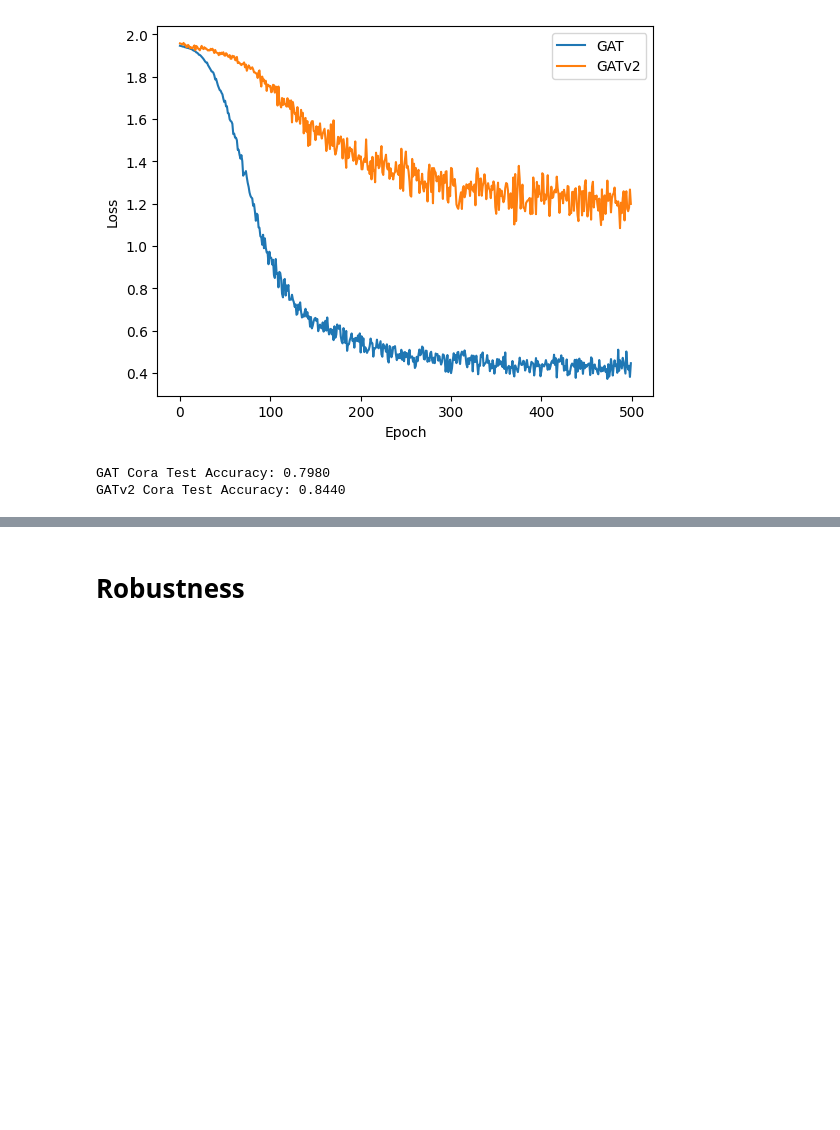
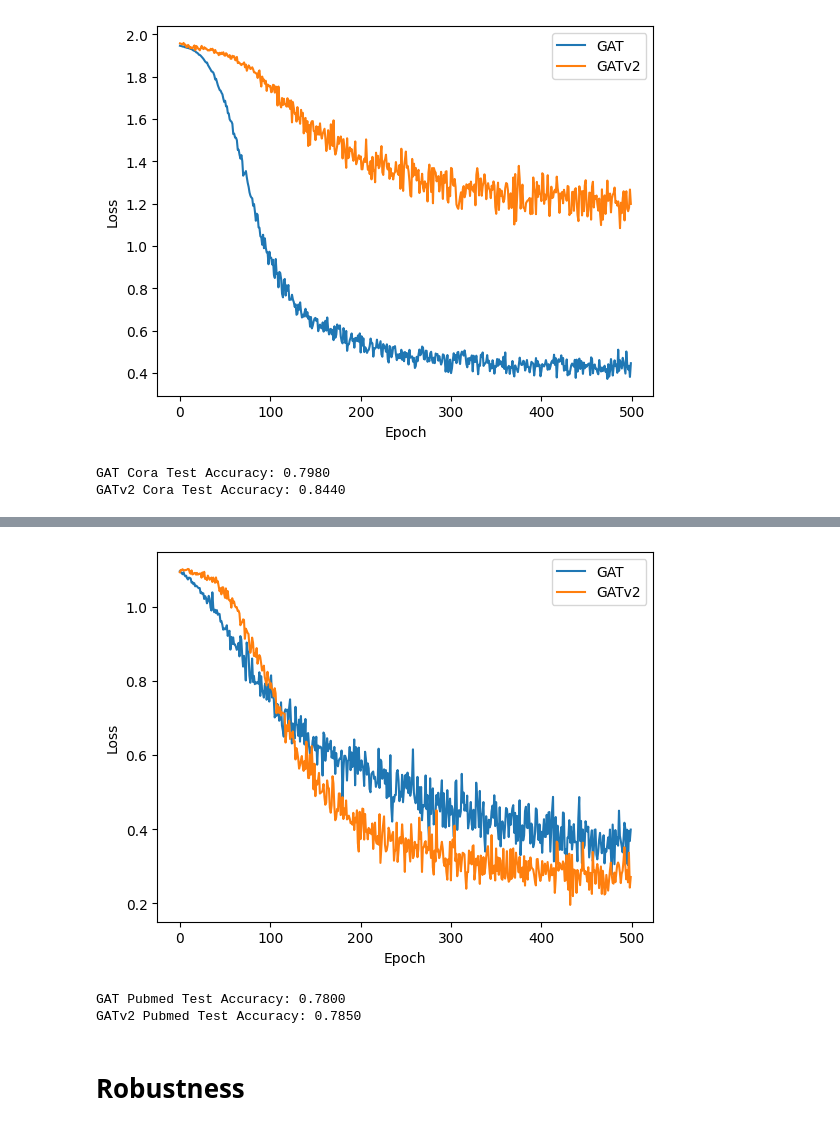
Before and after one commit to KarlRisager/ATDL_A3, a Jupyter notebook: workerNB.ipynb, the cells around one changed output, grey strips where cells are left out. Cells and saved outputs as stored; diff of their text form; code cells hidden in the pictures; blank space fills up the shorter version.

Commit message:
Included Pubmed runs in the workerNB

```diff
--- a/workerNB.ipynb
+++ b/workerNB.ipynb
@@ -110,6 +110,9 @@ gatv2_cora, optimizer_gatv2_cora = initialize_model_from_sweep(path_to_sweep='sw
 
 gat_citeseer, optimizer_gat_citeseer = initialize_model_from_sweep(path_to_sweep='sweeps\sweep_results_gat_CiteSeer.pkl', dataset=dataset_citeseer, model_type='GAT')
 gatv2_citeseer, optimizer_gatv2_citeseer = initialize_model_from_sweep(path_to_sweep='sweeps\sweep_results_gatv2_CiteSeer.pkl', dataset=dataset_citeseer, model_type='GATv2')
+
+gat_pubmed, optimizer_gat_pubmed = initialize_model_from_sweep(path_to_sweep='sweeps\sweep_results_gat_pubmed.pkl', dataset=dataset_pubmed, model_type='GAT')
+gatv2_pubmed, optimizer_gatv2_pubmed = initialize_model_from_sweep(path_to_sweep='sweeps\sweep_results_gatv2_pubmed.pkl', dataset=dataset_pubmed, model_type='GATv2')
 # %%
 num_params_gat_cora = count_trainable_parameters(gat_cora)
 num_params_gatv2_cora = count_trainable_parameters(gatv2_cora)
@@ -210,0 +215,3 @@ GATv2 Cora Test Accuracy: 0.8440
+# %%
+loss_list_gat_pubmed = train_model(num_epochs, gat_pubmed, data_pubmed, optimizer_gat_pubmed, criterion)
+loss_list_gatv2_pubmed = train_model(num_epochs, gatv2_pubmed, data_pubmed, optimizer_gatv2_pubmed, criterion)
@@ -211,3 +226,22 @@ GATv2 Cora Test Accuracy: 0.8440
+# %%
+plt.plot(loss_list_gat_pubmed, label='GAT')
+plt.plot(loss_list_gatv2_pubmed, label='GATv2')
+plt.xlabel('Epoch')
+plt.ylabel('Loss')
+plt.legend()
+plt.show()
+# %% [output]
+[figure, added]
+# %%
+del loss_list_gat_pubmed, loss_list_gatv2_pubmed
+gat_pubmed_acc = test_model(data_pubmed.test_mask, gat_pubmed, data_pubmed)
+gatv2_pubmed_acc = test_model(data_pubmed.test_mask, gatv2_pubmed, data_pubmed)
+
+print(f"GAT Pubmed Test Accuracy: {gat_pubmed_acc:.4f}")
+print(f"GATv2 Pubmed Test Accuracy: {gatv2_pubmed_acc:.4f}")
+# %% [output]
+GAT Pubmed Test Accuracy: 0.7800
+GATv2 Pubmed Test Accuracy: 0.7850
 # %% [markdown]
 # Robustness
 # %% [markdown]
```
Also changed, not shown: parts of 18 cells of this notebook.
